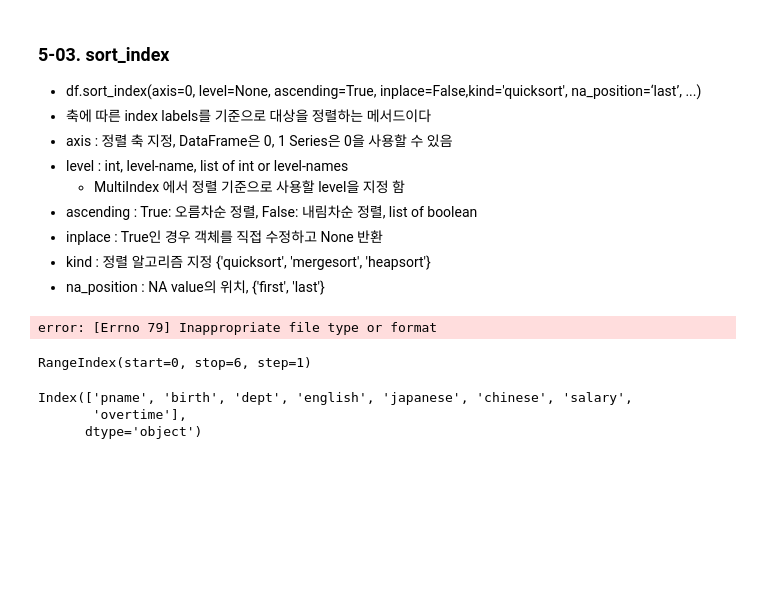
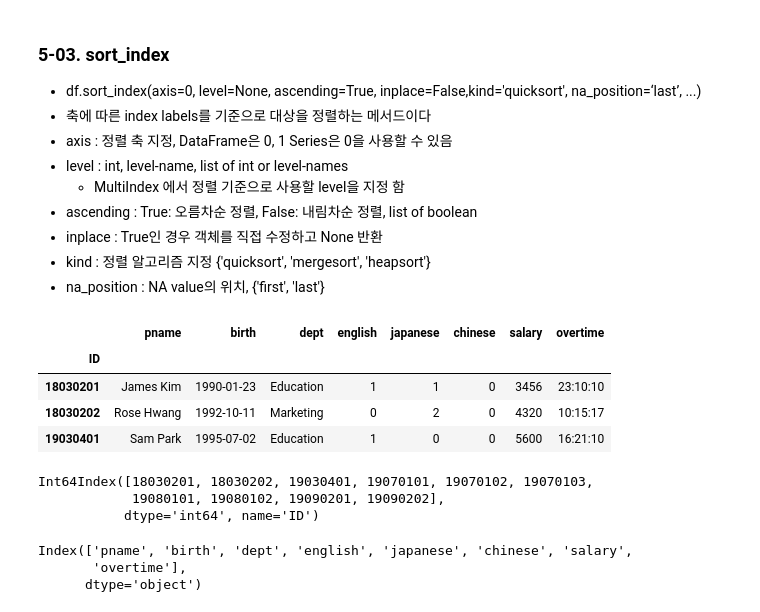
Before and after one commit to oms1226/20201130_python_farmingindustry, a Jupyter notebook: 2week/Python_for_AI_Pandas_PART1_LAB1208.ipynb, the cells around one changed output. Saved outputs shown, nothing was run; the diff lists cells and outputs as text; code cells hidden in the pictures; blank space fills up the shorter version.

```diff
--- a/2week/Python_for_AI_Pandas_PART1_LAB1208.ipynb
+++ b/2week/Python_for_AI_Pandas_PART1_LAB1208.ipynb
@@ -1317,21 +1352,21 @@ df5
 # %%
 import pandas as pd
 import shelve
-import os
-# os.getcwd()
-# mod = __import__("gdbm")
-# df = shelve.open("/Users/oms1226/_workspace/20201130_python_farmingindustry/easySample")['sample3']
-shelve
-# df = shelve.open('easySample', flag='r', writeback=False)
-df = shelve.open("easySample")#['sample3']
 
-# df.head(3)
+df = shelve.open("easySample")['sample3']
+df.head(3)
 # %% [output]
-error: [Errno 79] Inappropriate file type or format
+|  | pname | birth | dept | english | japanese | chinese | salary | overtime |
+| ID |  |  |  |  |  |  |  |  |
+| 18030201 | James Kim | 1990-01-23 | Education | 1 | 1 | 0 | 3456 | 23:10:10 |
+| 18030202 | Rose Hwang | 1992-10-11 | Marketing | 0 | 2 | 0 | 4320 | 10:15:17 |
+| 19030401 | Sam Park | 1995-07-02 | Education | 1 | 0 | 0 | 5600 | 16:21:10 |
 # %%
 df.index
 # %% [output]
-RangeIndex(start=0, stop=6, step=1)
+Int64Index([18030201, 18030202, 19030401, 19070101, 19070102, 19070103,
+            19080101, 19080102, 19090201, 19090202],
+           dtype='int64', name='ID')
 # %%
 df.columns
 # %% [output]
```
Also changed, not shown: parts of 88 cells of this notebook, 5 other files.
